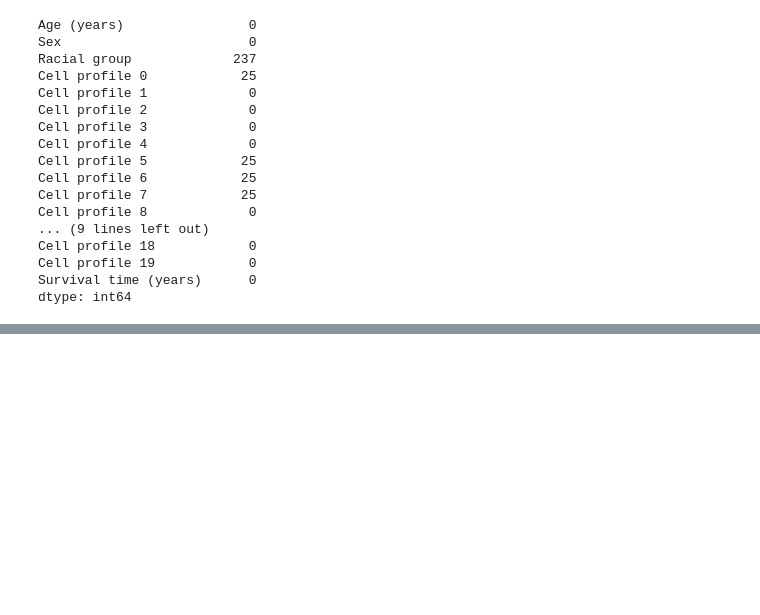
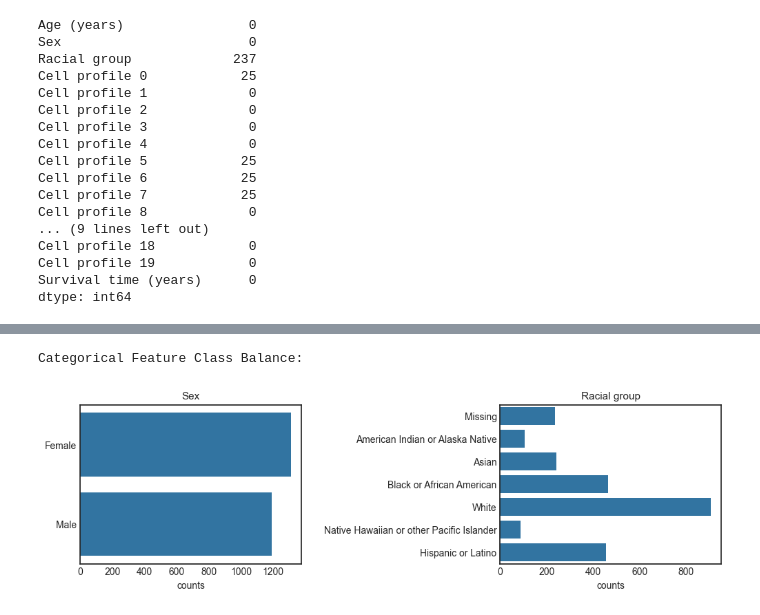
Before and after one commit to BrentonGraham/biomedical-ml-anschutz, a Jupyter notebook: 2. Real World Regression/RealWorldRegression.ipynb, the cells around one changed output, grey strips where cells are left out. Saved outputs shown, nothing was run; the diff lists cells and outputs as text; code cells hidden in the pictures; blank space fills up the shorter version.

```diff
--- a/2. Real World Regression/RealWorldRegression.ipynb
+++ b/2. Real World Regression/RealWorldRegression.ipynb
@@ -752,0 +242,7 @@ strong multicollinearity problems or that the design matrix is singular.
+# %%
+# Plot non-numeric feature distributions
+print('\nCategorical Feature Class Balance:\n')
+cat_feature_count_plot(df=x, n_col=2, fig_width=12, fig_height=3, hspace=0.6, wspace=0.9)
+# %% [output]
+Categorical Feature Class Balance:
+[figure, added]
```
Also changed, not shown: parts of 115 cells of this notebook.
